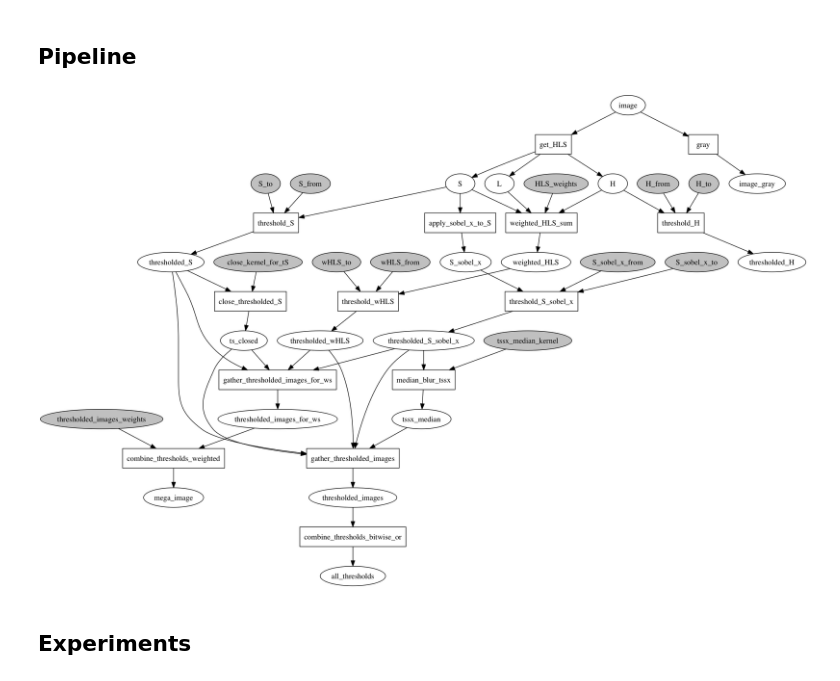
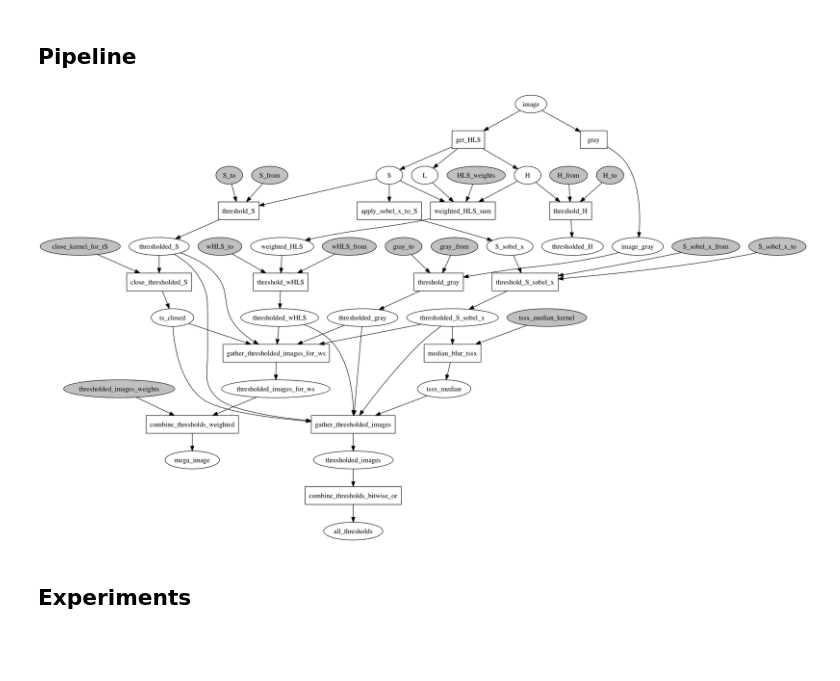
Before and after one commit to semeniuta/CarND-Advanced-Lane-Lines, a Jupyter notebook: 6_pipeline_prototyping_2.ipynb, the cells around one changed output. Cells and saved outputs as stored; diff of their text form; code cells hidden in the pictures; blank space fills up the shorter version.

Commit message:
Added gray thresholding to the pipeline -> good results overall

```diff
--- a/6_pipeline_prototyping_2.ipynb
+++ b/6_pipeline_prototyping_2.ipynb
@@ -142,6 +143,7 @@ func_dict = {
     'gray': gray,
     'get_HLS': get_hls_channels,
     'weighted_HLS_sum': weighted_HLS,
+    'threshold_gray': lanelines.mask_threashold_range,
     'threshold_S': lanelines.mask_threashold_range,
     'threshold_H': lanelines.mask_threashold_range,
     'threshold_wHLS': lanelines.mask_threashold_range,
@@ -160,6 +162,7 @@ func_io = {
     'gray': ('image', 'image_gray'),
     'get_HLS': ('image', ('H', 'L', 'S')),
     'weighted_HLS_sum': (('H', 'L', 'S', 'HLS_weights'), 'weighted_HLS'),
+    'threshold_gray': (('image_gray', 'gray_from', 'gray_to'), 'thresholded_gray'),
     'threshold_S': (('S', 'S_from', 'S_to'), 'thresholded_S'),
     'threshold_H': (('H', 'H_from', 'H_to'), 'thresholded_H'),
     'threshold_wHLS': (('weighted_HLS', 'wHLS_from', 'wHLS_to'), 'thresholded_wHLS'),
@@ -168,11 +171,11 @@ func_io = {
     'median_blur_tssx': (('thresholded_S_sobel_x', 'tssx_median_kernel'), 'tssx_median'),
     'close_thresholded_S': (('thresholded_S', 'close_kernel_for_tS'), 'ts_closed'),
     'gather_thresholded_images_for_ws': (
-        ('ts_closed', 'thresholded_S_sobel_x', 'thresholded_S', 'thresholded_wHLS'), # 'tssx_median', 'ts_closed', 'thresholded_H'
+        ('ts_closed', 'thresholded_S_sobel_x', 'thresholded_S', 'thresholded_wHLS', 'thresholded_gray'),
         'thresholded_images_for_ws'
     ),
     'gather_thresholded_images' : (
-        ('thresholded_S', 'thresholded_wHLS', 'thresholded_S_sobel_x', 'tssx_median', 'ts_closed'),
+        ('thresholded_S', 'thresholded_wHLS', 'thresholded_S_sobel_x', 'tssx_median', 'ts_closed', 'thresholded_gray'),
         'thresholded_images'
     ),
     'combine_thresholds_weighted': (('thresholded_images_for_ws', 'thresholded_images_weights'), 'mega_image'),
@@ -183,31 +186,34 @@ cg = CompGraph(func_dict, func_io)
 # %%
 params = {
     'HLS_weights': [0, 0.4, 1.],
+    'gray_from': 210,
+    'gray_to': 255,
     'S_from': 180,
     'S_to': 255,
     'H_from': 95,
     'H_to': 100,
     'wHLS_from': 180, # 200
     'wHLS_to': 255,
     'S_sobel_x_from': 20,
     'S_sobel_x_to': 240, # 100
     'tssx_median_kernel': 5,
     'close_kernel_for_tS': (3, 3),
     'thresholded_images_weights': [
-        #'ts_closed', 'thresholded_S_sobel_x', 'thresholded_S', 'thresholded_wHLS'
+        #'ts_closed', 'thresholded_S_sobel_x', 'thresholded_S', 'thresholded_wHLS', thresholded_gray
         1.,
         1.,
         0.9,
-        0.8
+        0.8,
+        0.9
     ]
 }
 
 runner = CompGraphRunner(cg, frozen_tokens=params)
 runner.run(image=warped_images[1])
 
 nxpd.draw(runner.token_manager.to_networkx())
 # %% [output]
-[figure, old version]
+[figure, new version]
 # %% [markdown]
 ## Experiments
 # %%
```
Also changed, not shown: parts of 6 cells of this notebook.
